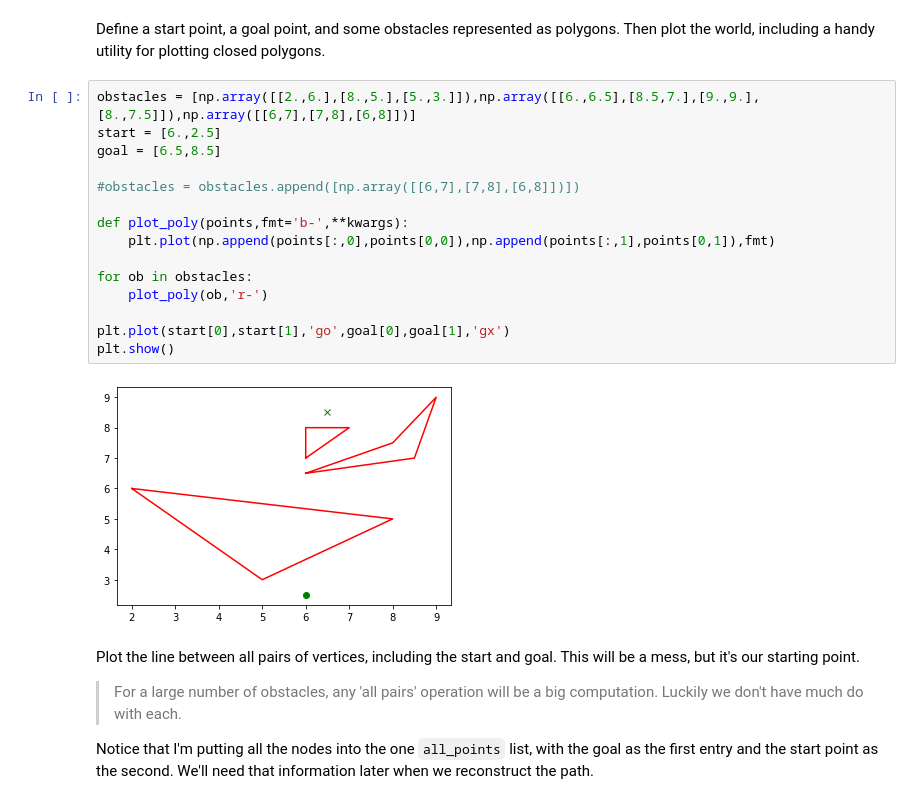
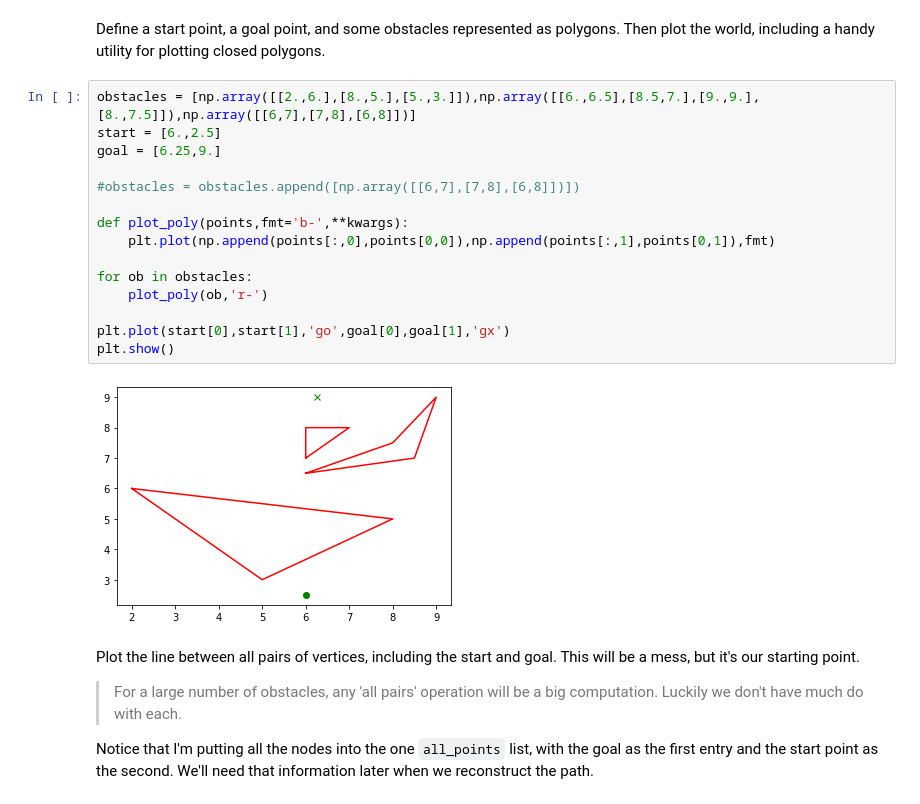
Before and after one commit to arthurrichards77/smply, a Jupyter notebook: visibility.ipynb, the cells around one changed output. Drawn from its saved outputs; the diff is of its cells as text.

```diff
--- a/visibility.ipynb
+++ b/visibility.ipynb
@@ -15,20 +15,20 @@ Define a start point, a goal point, and some obstacles represented as polygons.
 # %%
 obstacles = [np.array([[2.,6.],[8.,5.],[5.,3.]]),np.array([[6.,6.5],[8.5,7.],[9.,9.],[8.,7.5]]),np.array([[6,7],[7,8],[6,8]])]
 start = [6.,2.5]
-goal = [6.5,8.5]
+goal = [6.25,9.]
 
 #obstacles = obstacles.append([np.array([[6,7],[7,8],[6,8]])])
 
 def plot_poly(points,fmt='b-',**kwargs):
     plt.plot(np.append(points[:,0],points[0,0]),np.append(points[:,1],points[0,1]),fmt)
 
 for ob in obstacles:
     plot_poly(ob,'r-')
 
 plt.plot(start[0],start[1],'go',goal[0],goal[1],'gx')
 plt.show()
 # %% [output]
-[figure, old version]
+[figure, new version]
 # %% [markdown]
 Plot the line between all pairs of vertices, including the start and goal.  This will be a mess, but it's our starting point.
 
```
Also changed, not shown: parts of 5 cells of this notebook.
